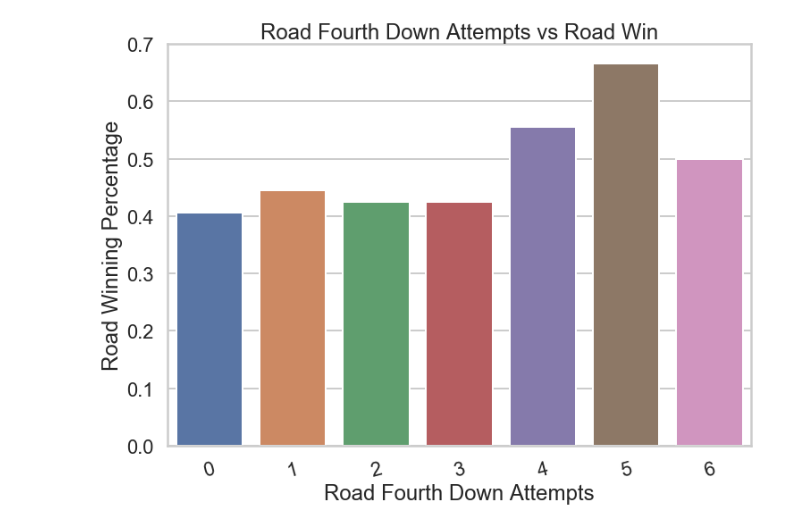
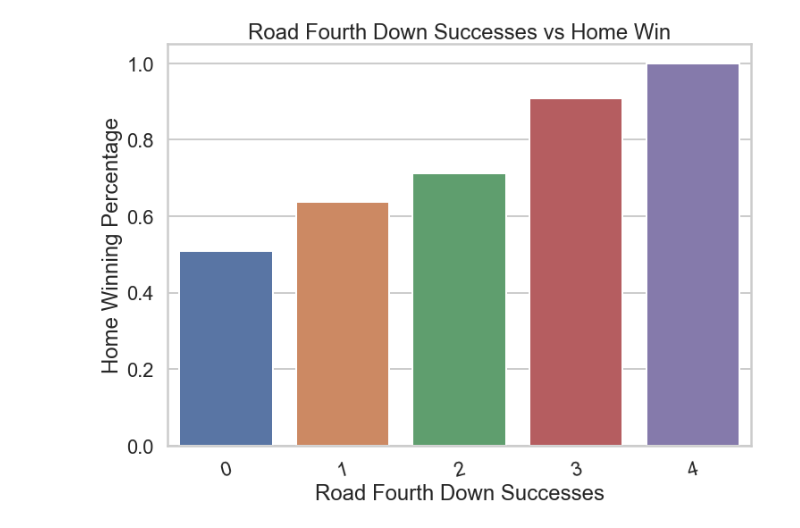
Before and after one commit to SportsReiter12/Data-Science, a Jupyter notebook: NFL Capstone Project/Data Storytelling/NFL Capstone Data Story.ipynb, the cells around one changed output. Drawn from its saved outputs; the diff is of its cells as text; code cells hidden in the pictures.

Commit message:
NFL Capstone Data Story 10/22/2018
Modified greatly with new data, different plots.

```diff
--- a/NFL Capstone Project/Data Storytelling/NFL Capstone Data Story.ipynb
+++ b/NFL Capstone Project/Data Storytelling/NFL Capstone Data Story.ipynb
@@ -85,10 +149,10 @@ When you are a Road team, common thought is you should be aggressive. If you hav
 # %%
-# Shows the Fourth Down Attempts the Road team tried compared to Road teams winning
-df_RFDA_RW = df.groupby('Road Fourth Down Attempts')['Road Win'].mean().to_frame().reset_index()
-_ = sns.barplot(x='Road Fourth Down Attempts', y='Road Win', data=df_RFDA_RW)
+# Shows the Fourth Down Successes the Road team accumulated compared to Home teams winning
+df_RFDS_HW = df.groupby('Road Fourth Down Successes')['Home Win'].mean().to_frame().reset_index()
+_ = sns.barplot(x='Road Fourth Down Successes', y='Home Win', data=df_RFDS_HW)
 _ = plt.xticks(rotation=15)
-_ = plt.ylabel('Road Winning Percentage')
-_ = plt.title('Road Fourth Down Attempts vs Road Win')
-_ = plt.savefig('Road Fourth Down Attempts vs Road Win.png')
+_ = plt.ylabel('Home Winning Percentage')
+_ = plt.title('Road Fourth Down Successes vs Home Win')
+_ = plt.savefig('Road Fourth Down Successes vs Home Win.png')
 # %% [output]
-[figure, old version]
+[figure, new version]
```
Also changed, not shown: parts of 46 cells of this notebook.
